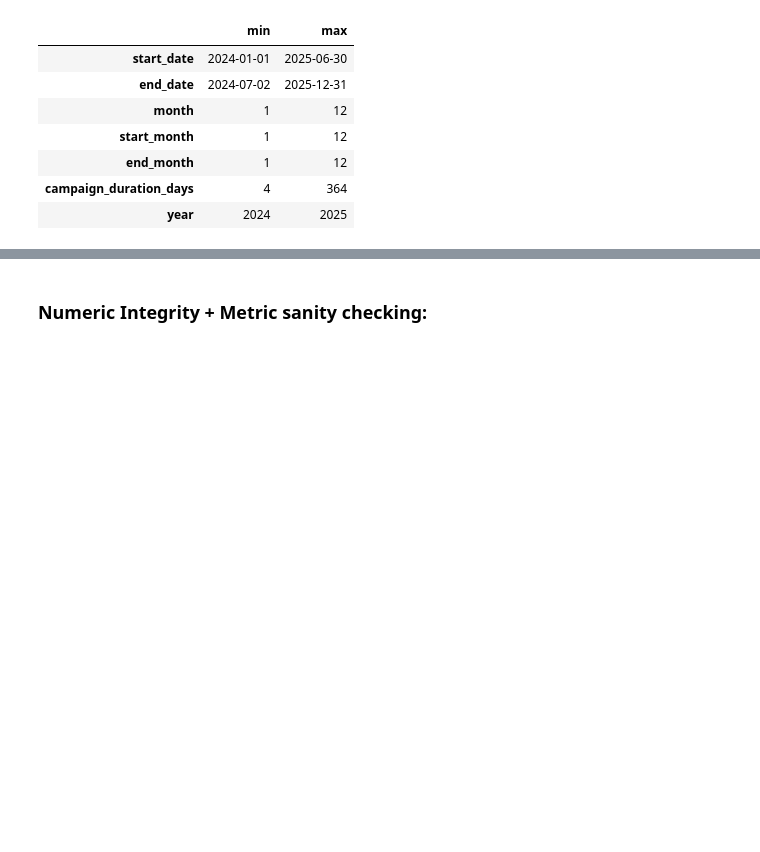
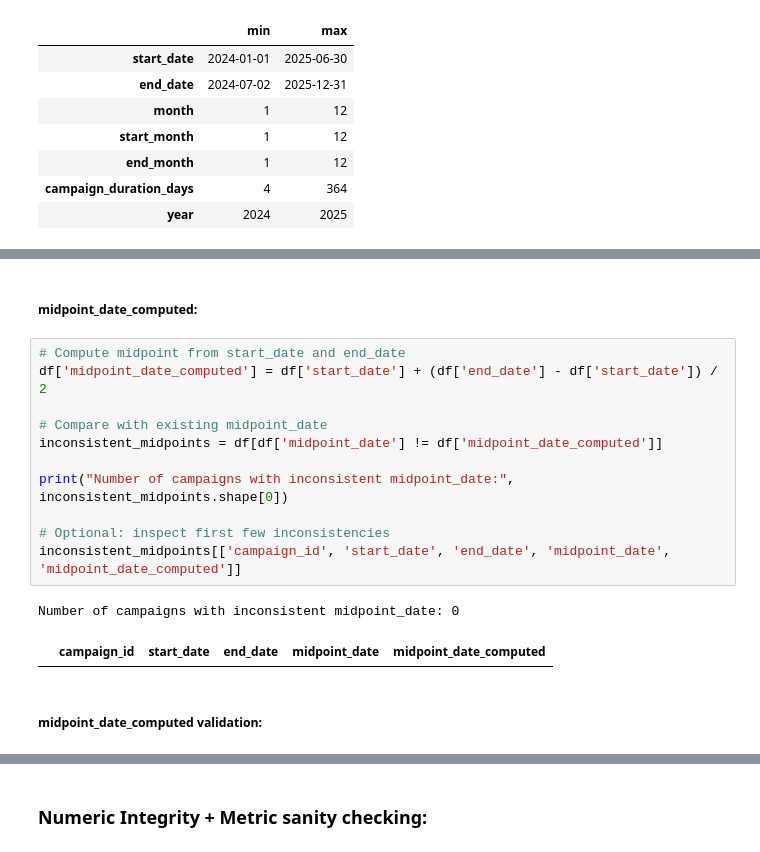
Before and after one commit to Playful-Cloud/Marketing_Campaign_Analysis_and_Optimization, a Jupyter notebook: notebooks/05_EDA.ipynb, the cells around one changed output, grey strips where cells are left out. Cells and saved outputs as stored; diff of their text form; blank space fills up the shorter version.

```diff
--- a/notebooks/05_EDA.ipynb
+++ b/notebooks/05_EDA.ipynb
@@ -170,0 +232,18 @@ pd.DataFrame(summary).T
+# %% [markdown]
+##### midpoint_date_computed:
+# %%
+# Compute midpoint from start_date and end_date
+df['midpoint_date_computed'] = df['start_date'] + (df['end_date'] - df['start_date']) / 2
+
+# Compare with existing midpoint_date
+inconsistent_midpoints = df[df['midpoint_date'] != df['midpoint_date_computed']]
+
+print("Number of campaigns with inconsistent midpoint_date:", inconsistent_midpoints.shape[0])
+
+# Optional: inspect first few inconsistencies
+inconsistent_midpoints[['campaign_id', 'start_date', 'end_date', 'midpoint_date', 'midpoint_date_computed']]
+# %% [output]
+Number of campaigns with inconsistent midpoint_date: 0
+|  | campaign_id | start_date | end_date | midpoint_date | midpoint_date_computed |
+# %% [markdown]
+##### midpoint_date_computed validation:
```
Also changed, not shown: parts of 13 cells of this notebook.
